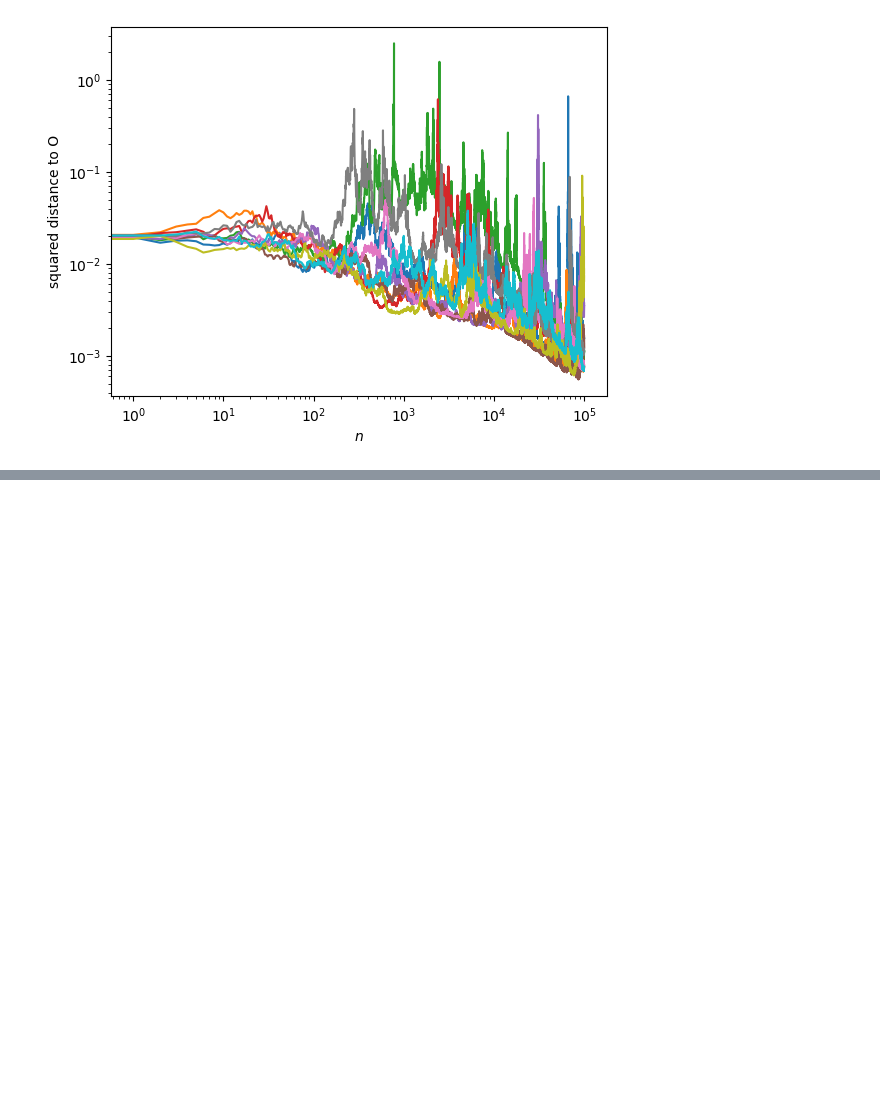
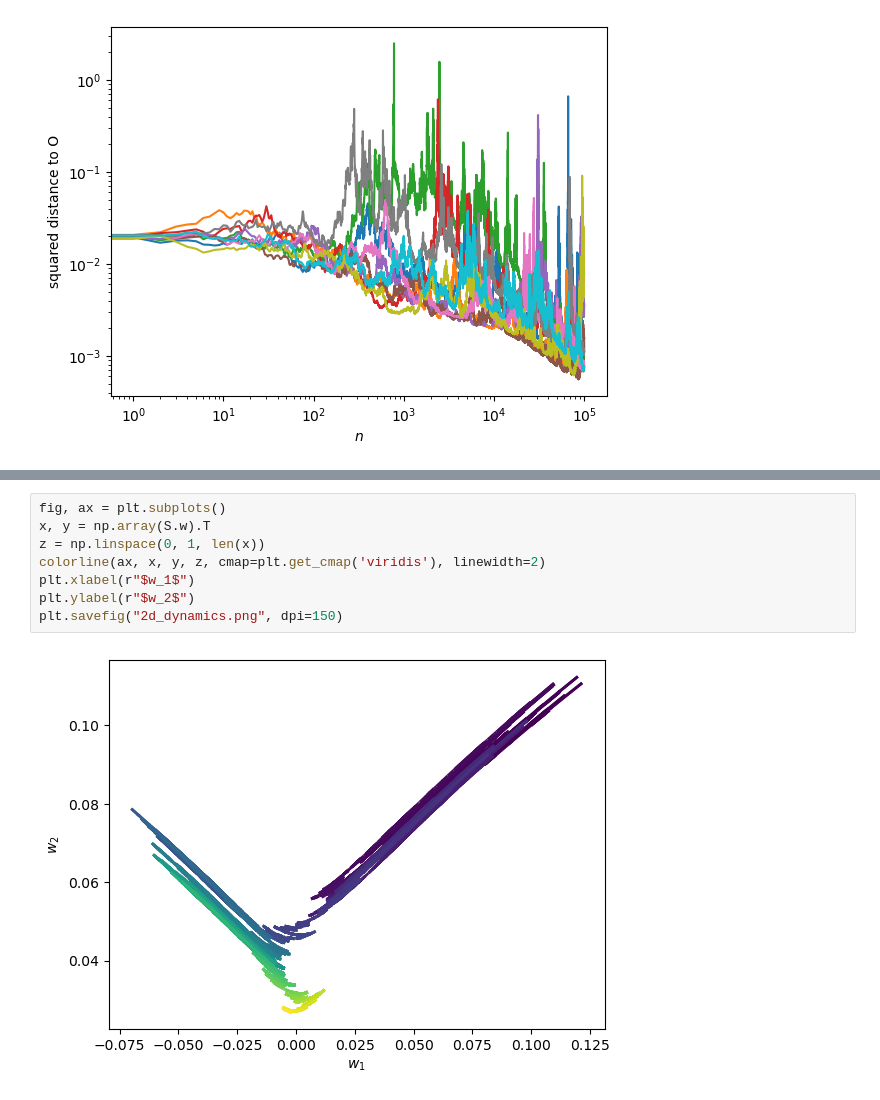
Before and after one commit to gcorlouer/sgd_on_singularities, a Jupyter notebook: experiments/Langevin_SGD.ipynb, the cells around one changed output, grey strips where cells are left out. Saved outputs shown, nothing was run; the diff lists cells and outputs as text; blank space fills up the shorter version.

```diff
--- a/experiments/Langevin_SGD.ipynb
+++ b/experiments/Langevin_SGD.ipynb
@@ -122,0 +200,10 @@ plt.show()
+# %%
+fig, ax = plt.subplots()
+x, y = np.array(S.w).T
+z = np.linspace(0, 1, len(x))
+colorline(ax, x, y, z, cmap=plt.get_cmap('viridis'), linewidth=2)
+plt.xlabel(r"$w_1$")
+plt.ylabel(r"$w_2$")
+plt.savefig("2d_dynamics.png", dpi=150)
+# %% [output]
+[figure, added]
```
Also changed, not shown: parts of 9 cells of this notebook.
